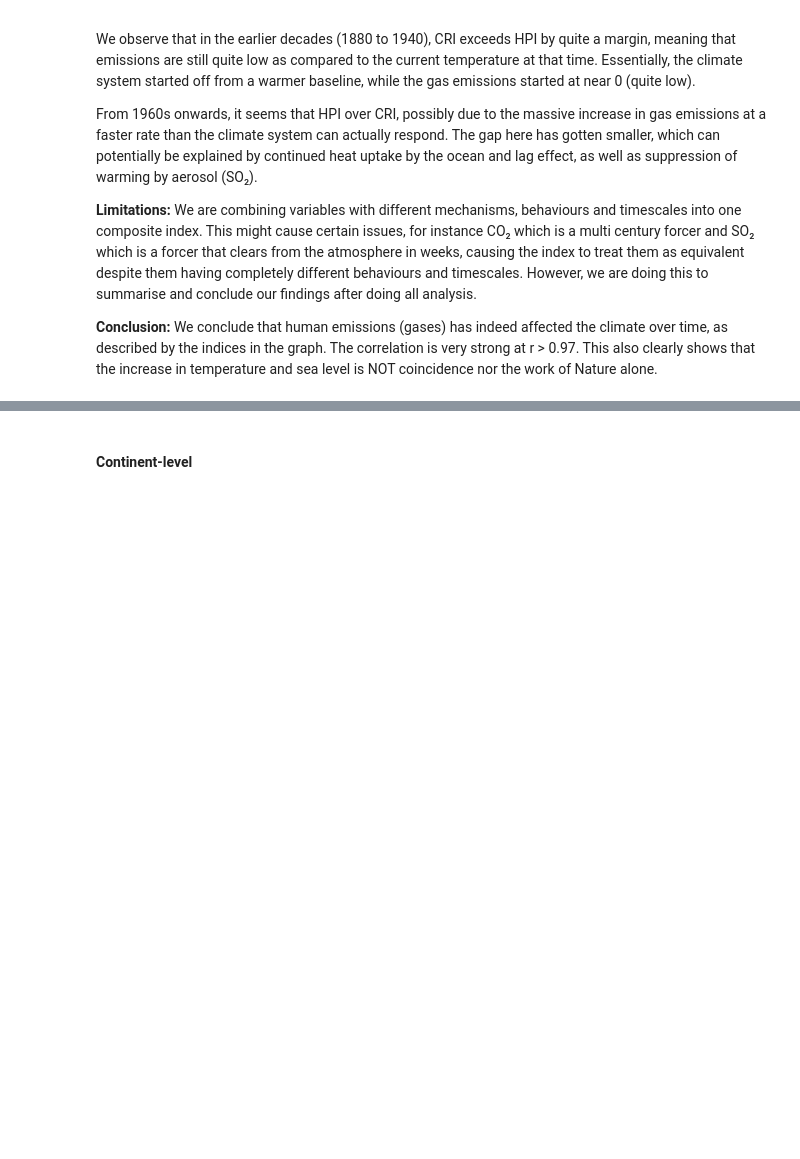
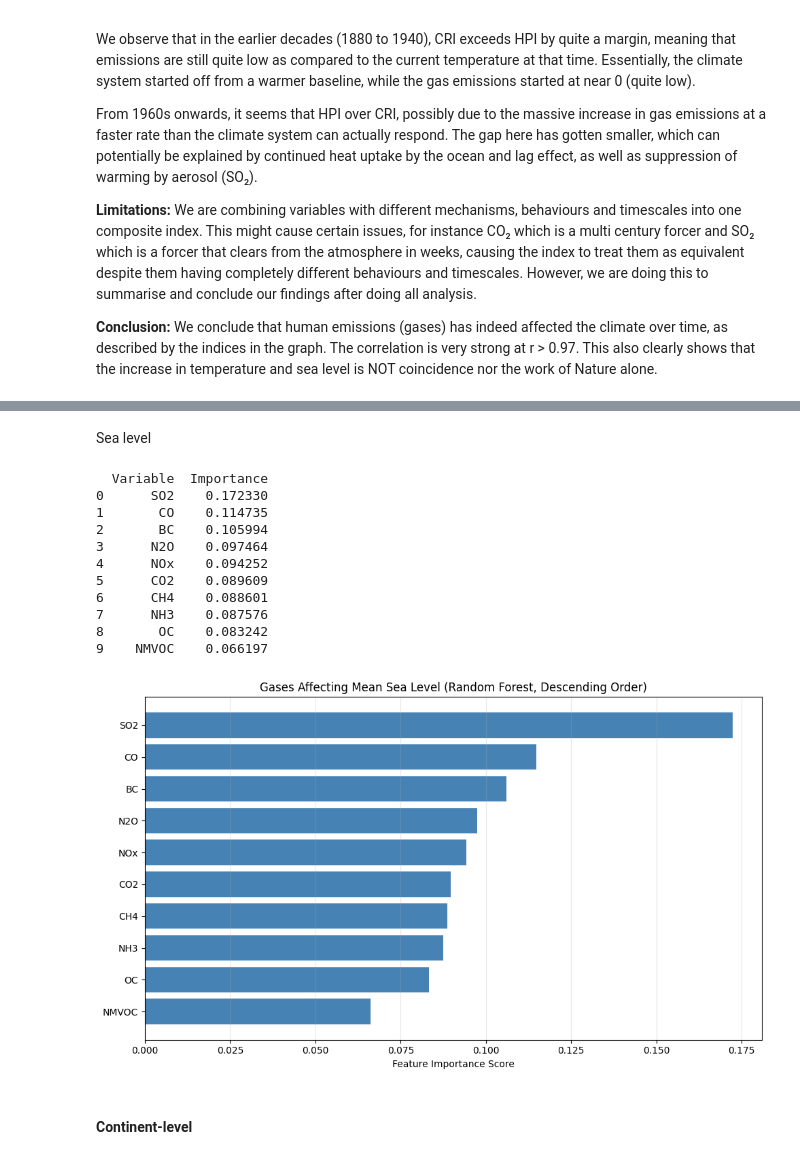
Before and after one commit to tempestormX/sc3021, a Jupyter notebook: SC3021_FDAG_T13.ipynb, the cells around one changed output, grey strips where cells are left out. Drawn from its saved outputs; the diff is of its cells as text; code cells hidden in the pictures; blank space fills up the shorter version.

```diff
--- a/SC3021_FDAG_T13.ipynb
+++ b/SC3021_FDAG_T13.ipynb
@@ -4178,3 +4264,58 @@ From 1960s onwards, it seems that HPI over CRI, possibly due to the massive incr
+# %% [markdown]
+Sea level
+# %%
+from sklearn.ensemble import RandomForestRegressor
+from sklearn.preprocessing import StandardScaler
+import matplotlib.pyplot as plt
+import pandas as pd
+
+# Define features — gases only, explicitly excluding all temperature columns
+gas_cols = ['BC', 'CH4', 'CO2', 'CO', 'N2O', 'NH3', 'NMVOC', 'NOx', 'OC', 'SO2']
+
+# Drop rows where sea level or any gas is null
+df_sea = ds_global[gas_cols + ['Mean Sea Level']].dropna()
+
+X = df_sea[gas_cols]
+y = df_sea['Mean Sea Level']
+
+# Standardise features
+scaler = StandardScaler()
+X_scaled = scaler.fit_transform(X)
+
+# Train Random Forest
+rf_sea = RandomForestRegressor(n_estimators=100, random_state=42)
+rf_sea.fit(X_scaled, y)
+
+# Extract and rank feature importances
+importance_df = pd.DataFrame({
+    'Variable': gas_cols,
+    'Importance': rf_sea.feature_importances_
+}).sort_values('Importance', ascending=False).reset_index(drop=True)
+
+print(importance_df)
+
+# Visualise
+plt.figure(figsize=(10, 6))
+plt.barh(importance_df['Variable'], importance_df['Importance'], color='steelblue')
+plt.gca().invert_yaxis()
+plt.xlabel('Feature Importance Score')
+plt.title('Gases Affecting Mean Sea Level (Random Forest, Descending Order)')
+plt.grid(axis='x', alpha=0.3)
+plt.tight_layout()
+plt.show()
+# %% [output]
+  Variable  Importance
+0      SO2    0.172330
+1       CO    0.114735
+2       BC    0.105994
+3      N2O    0.097464
+4      NOx    0.094252
+5      CO2    0.089609
+6      CH4    0.088601
+7      NH3    0.087576
+8       OC    0.083242
+9    NMVOC    0.066197
+[figure, added]
 # %% [markdown]
 #### Continent-level
 # %% [markdown]
```
Also changed, not shown: parts of 8 cells of this notebook.
